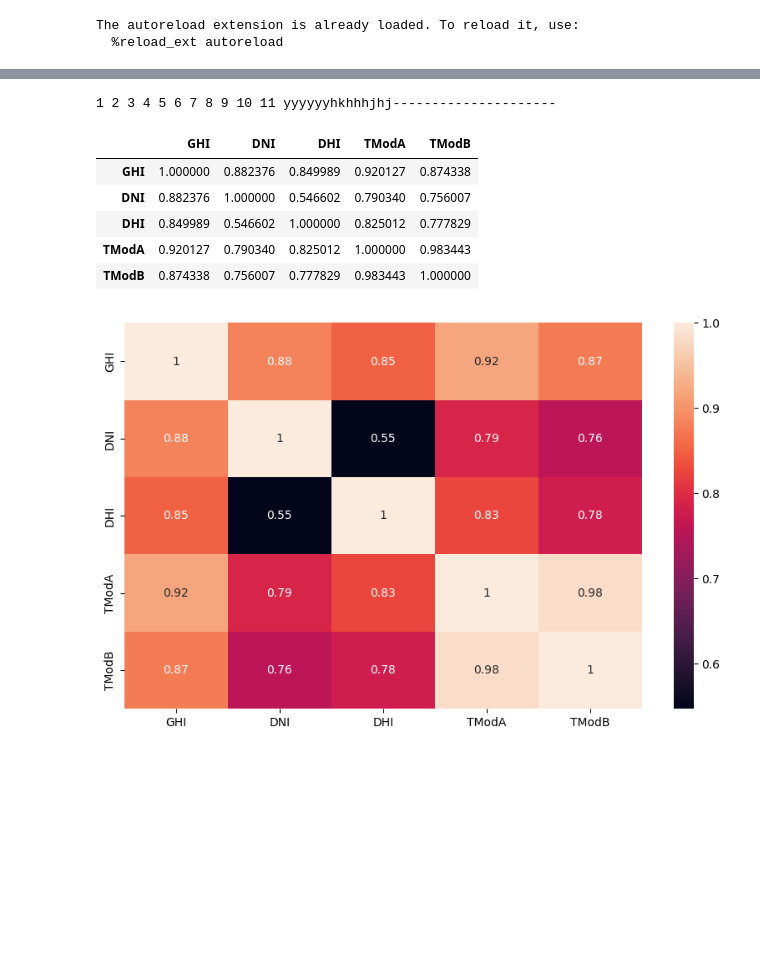
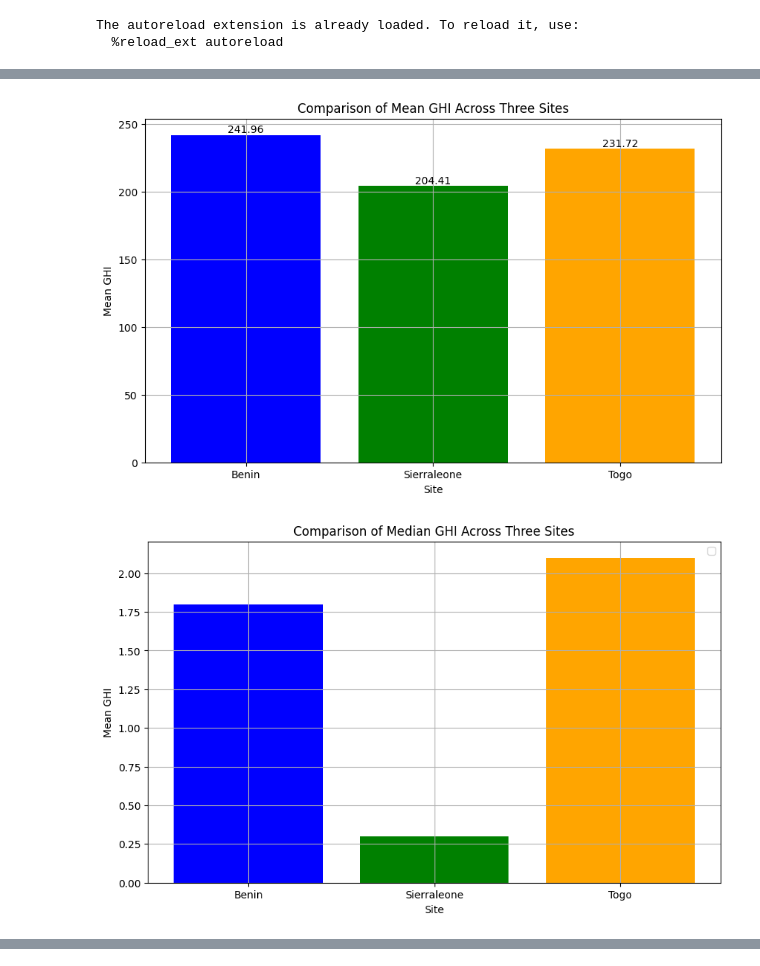
Before and after one commit to wolderufael/solar_raiation_EDA_week0, a Jupyter notebook: notebooks/EDA.ipynb, the cells around one changed output, grey strips where cells are left out. Drawn from its saved outputs; the diff is of its cells as text; code cells hidden in the pictures; blank space fills up the shorter version.

Commit message:
mean,median and standard deviation comparison of three sites

```diff
--- a/notebooks/EDA.ipynb
+++ b/notebooks/EDA.ipynb
@@ -27,0 +54,16 @@ df_togo_cleaned=None
+# %%
+#Replacing negative values in 'GHI', 'DNI', 'DHI' with zero since they are measuremet errors
+df_benin_cleaned=replace_nagative_values(df_benin)
+df_sierraleone_cleaned=replace_nagative_values(df_sierraleone)
+df_togo_cleaned=replace_nagative_values(df_togo)
+# %%
+#replace the outliers of 'ModA', 'ModB','WS', 'WSgust'
+df_benin_cleaned=outliers_fun(df_benin_cleaned,['ModA', 'ModB','WS', 'WSgust'])
+df_sierraleone_cleaned=outliers_fun(df_sierraleone_cleaned,['ModA', 'ModB','WS', 'WSgust'])
+df_togo_cleaned=outliers_fun(df_togo_cleaned,['ModA', 'ModB','WS', 'WSgust'])
+# %%
+#compare the mean, median and standard deviation of 'GHI', 'DNI', 'DHI' of the sites
+mean_median_std_comparison(df_benin_cleaned,df_sierraleone_cleaned,df_togo_cleaned)
+# %% [output]
+[figure, added]
+[figure, added]
@@ -35,13 +78,4 @@ line_graph_over_a_month(df_benin_cleaned)
 line_graph_over_a_month(df_sierraleone_cleaned)
 line_graph_over_a_month(df_togo_cleaned)
 # %%
-correlation(df_benin)
+correlation(df_benin_cleaned)
-# %% [output]
-1 2 3 4 5 6 7 8 9 10 11 yyyyyyhkhhhjhj---------------------
-|  | GHI | DNI | DHI | TModA | TModB |
-| GHI | 1.000000 | 0.882376 | 0.849989 | 0.920127 | 0.874338 |
-| DNI | 0.882376 | 1.000000 | 0.546602 | 0.790340 | 0.756007 |
-| DHI | 0.849989 | 0.546602 | 1.000000 | 0.825012 | 0.777829 |
-| TModA | 0.920127 | 0.790340 | 0.825012 | 1.000000 | 0.983443 |
-| TModB | 0.874338 | 0.756007 | 0.777829 | 0.983443 | 1.000000 |
-[figure, removed]
```
Also changed, not shown: parts of 2 cells of this notebook, 1 other file.
